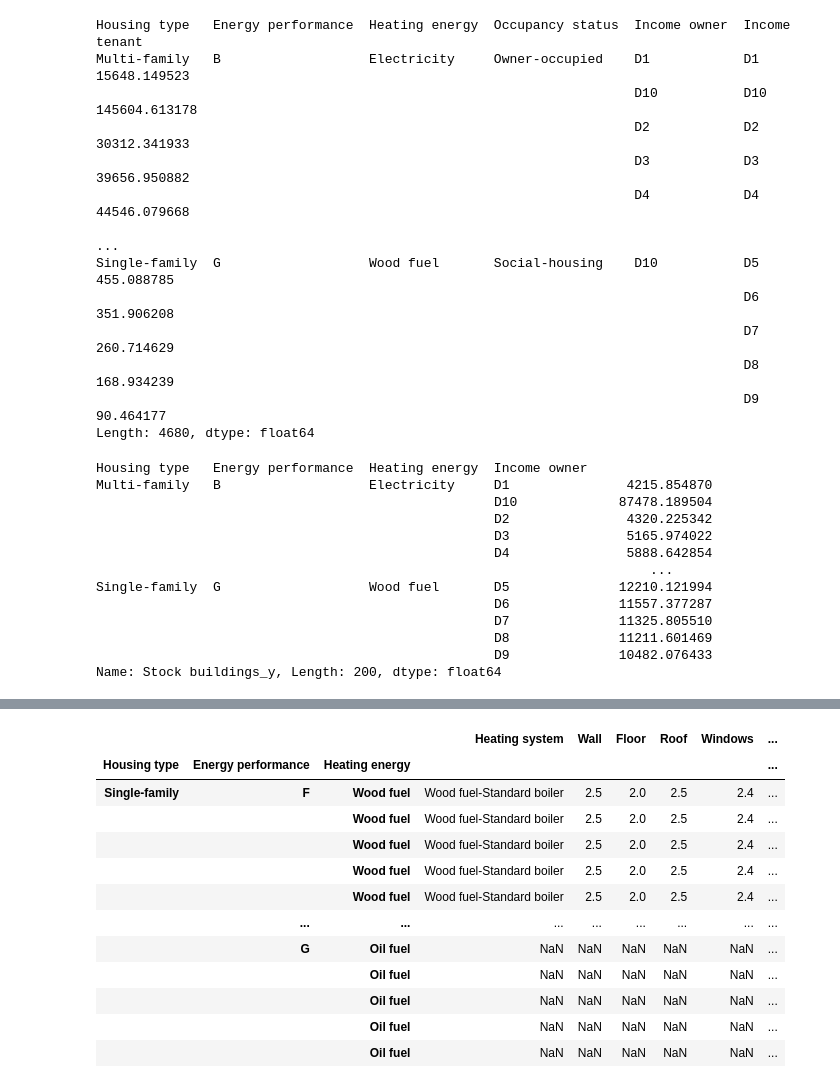
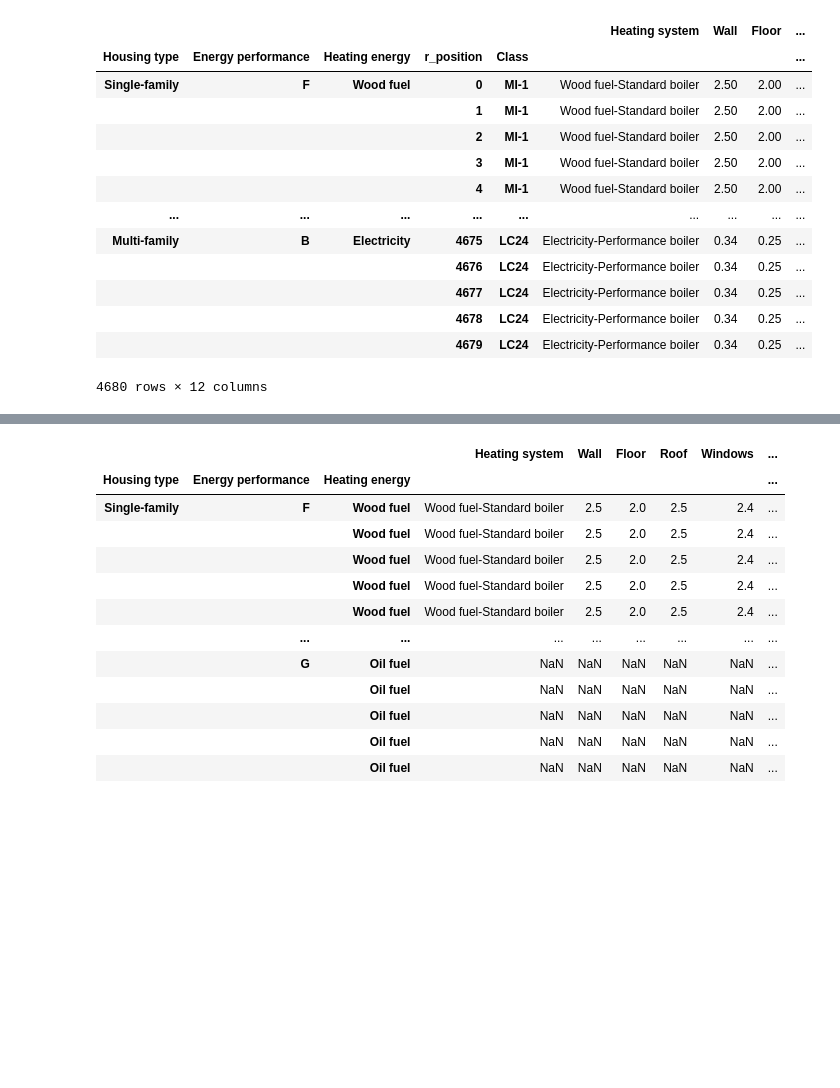
Before and after one commit to CIRED/Res-IRF4, a Jupyter notebook: project/analysis/data_matching.ipynb, the cells around one changed output, grey strips where cells are left out. Cells and saved outputs as stored; diff of their text form; code cells hidden in the pictures; blank space fills up the shorter version.

Commit message:
Merging sdes HH data to profeel's database

```diff
--- a/project/analysis/data_matching.ipynb
+++ b/project/analysis/data_matching.ipynb
@@ -4,3 +5,8 @@ import pandas as pd
 # %%
-profeel = get_pandas('project/input/stock/building_stock_profeel_vent.csv', lambda x: pd.read_csv(x, index_col=[0, 1]).squeeze())
-sdes = get_pandas('project/input/stock/building_stock_sdes2018_aggregated.csv', lambda x: pd.read_csv(x, index_col=[0, 1]).squeeze())
+#profeel = get_pandas('project/input/stock/building_stock_profeel_vent.csv', lambda x: pd.read_csv(x, index_col=[0, 1]).squeeze())
+profeel = get_pandas('project/input/stock/building_stock_profeel_vent.csv', lambda x: pd.read_csv(x, index_col=[1]).squeeze())
+sdes = get_pandas('project/input/stock/building_stock_sdes2018_aggregated.csv', lambda x: pd.read_csv(x, index_col=[0, 1, 2]).squeeze())
+
+profeel = profeel.rename(columns={'calculated_epc':'Energy performance'})
+profeel['Heating energy'] = profeel['Heating system'].str.split('-').str[0]
+profeel = profeel.set_index(['Heating energy', 'Energy performance'], append=True)
@@ -31,3 +12,0 @@ profeel
-# %%
-sdes = sdes.set_index(['Heating energy', 'Occupancy status', 'Income owner', 'Income tenant'], append=True)
-sdes
@@ -87,37 +13,30 @@ merged.set_index(index, append=True)
-# %%
-merged = merged.set_index(['Occupancy status', 'Income owner', 'Income tenant'], append=True)
-weights = (merged['Stock buildings_y'].T / merged.groupby(level=['Housing type', 'Energy performance', 'Heating energy'])['Stock buildings_y'].sum()).T
-weights = weights.sort_index()
-test = (weights.T * merged['Stock buildings_x'].sort_index()).T
-test
-# %% [output]
-Housing type   Energy performance  Heating energy  Occupancy status  Income owner  Income tenant
-Multi-family   B                   Electricity     Owner-occupied    D1            D1                15648.149523
-                                                                     D10           D10              145604.613178
-                                                                     D2            D2                30312.341933
-                                                                     D3            D3                39656.950882
-                                                                     D4            D4                44546.079668
-                                                                                                        ...
-Single-family  G                   Wood fuel       Social-housing    D10           D5                  455.088785
-                                                                                   D6                  351.906208
-                                                                                   D7                  260.714629
-                                                                                   D8                  168.934239
-                                                                                   D9                   90.464177
-Length: 4680, dtype: float64
-# %%
-merged.groupby(level=['Housing type', 'Energy performance', 'Heating energy'])['Stock buildings_y'].sum()
-# %% [output]
-Housing type   Energy performance  Heating energy  Income owner
-Multi-family   B                   Electricity     D1               4215.854870
-                                                   D10             87478.189504
-                                                   D2               4320.225342
-                                                   D3               5165.974022
-                                                   D4               5888.642854
-                                                                       ...
-Single-family  G                   Wood fuel       D5              12210.121994
-                                                   D6              11557.377287
-                                                   D7              11325.805510
-                                                   D8              11211.601469
-                                                   D9              10482.076433
-Name: Stock buildings_y, Length: 200, dtype: float64
+# %%
+merged = profeel.merge(sdes, how='inner', on=['Housing type', 'Energy performance', 'Heating energy'])
+# Adding a row specific index level
+r_position = pd.Series(range(0,merged.shape[0]), name='r_position')
+merged = merged.set_index(r_position, append=True)
+
+# Weight of each lines in terms of sdes's sizes (y) among a profeel archetype uniquely define by its class label
+merged = merged.set_index('Class', append=True)
+merged['Stock buildings_y'] = merged['Stock buildings_y'].T / merged.groupby(level='Class')['Stock buildings_y'].sum()
+
+# Multiplying the weights to the profeel's stocks (x)
+merged['Stock buildings'] = (merged['Stock buildings_y'].T * merged['Stock buildings_x']).T
+cleaned = merged.drop(labels=['Stock buildings_x', 'Stock buildings_y'], axis=1)
+cleaned
+# %% [output]
+|  |  |  |  |  | Heating system | Wall | Floor | ... |
+| Housing type | Energy performance | Heating energy | r_position | Class |  |  |  | ... |
+| Single-family | F | Wood fuel | 0 | MI-1 | Wood fuel-Standard boiler | 2.50 | 2.00 | ... |
+|  |  |  | 1 | MI-1 | Wood fuel-Standard boiler | 2.50 | 2.00 | ... |
+|  |  |  | 2 | MI-1 | Wood fuel-Standard boiler | 2.50 | 2.00 | ... |
+|  |  |  | 3 | MI-1 | Wood fuel-Standard boiler | 2.50 | 2.00 | ... |
+|  |  |  | 4 | MI-1 | Wood fuel-Standard boiler | 2.50 | 2.00 | ... |
+| ... | ... | ... | ... | ... | ... | ... | ... | ... |
+| Multi-family | B | Electricity | 4675 | LC24 | Electricity-Performance boiler | 0.34 | 0.25 | ... |
+|  |  |  | 4676 | LC24 | Electricity-Performance boiler | 0.34 | 0.25 | ... |
+|  |  |  | 4677 | LC24 | Electricity-Performance boiler | 0.34 | 0.25 | ... |
+|  |  |  | 4678 | LC24 | Electricity-Performance boiler | 0.34 | 0.25 | ... |
+|  |  |  | 4679 | LC24 | Electricity-Performance boiler | 0.34 | 0.25 | ... |
+4680 rows × 12 columns
 # %%
```
Also changed, not shown: parts of 9 cells of this notebook.
